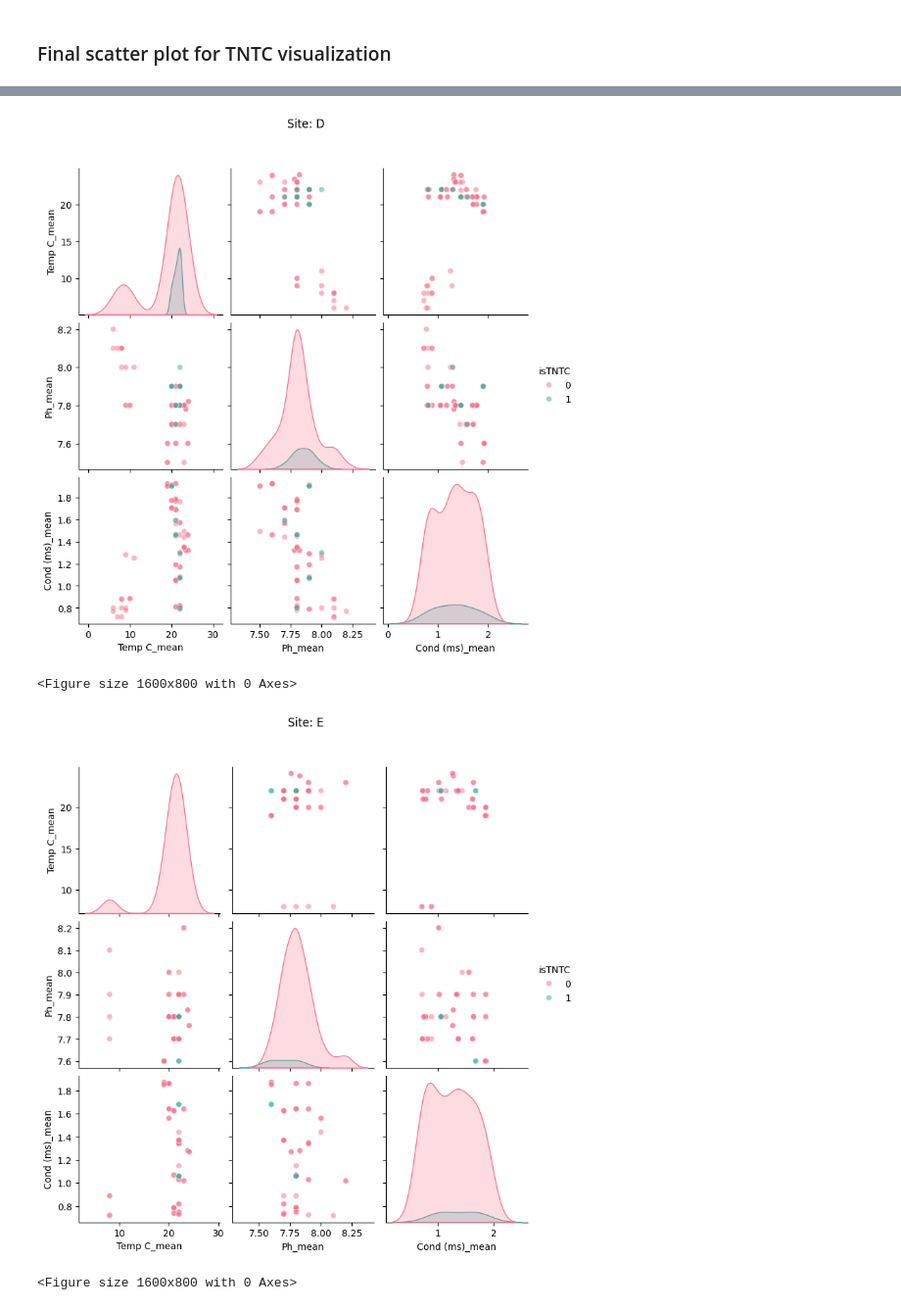
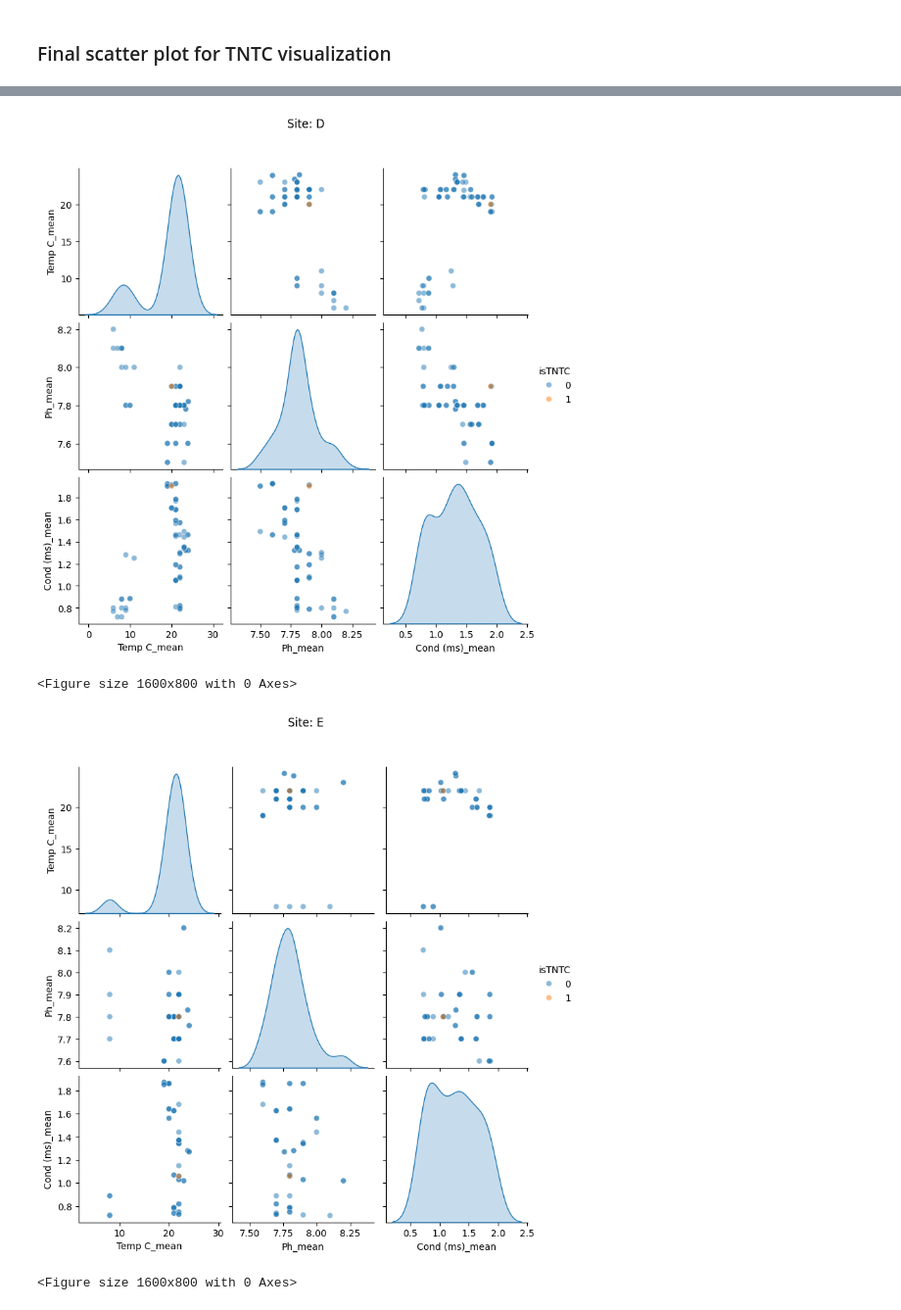
Before and after one commit to MassimilianoArca/Thames-Ecoli, a Jupyter notebook: thames/data_analysis/ecoli_coliform.ipynb, the cells around one changed output, grey strips where cells are left out. Shown at 98% size. Saved outputs shown, nothing was run; the diff lists cells and outputs as text; code cells hidden in the pictures.

Commit message:
tntc plots

```diff
--- a/thames/data_analysis/ecoli_coliform.ipynb
+++ b/thames/data_analysis/ecoli_coliform.ipynb
@@ -883,5 +883,15 @@ full_df
 ### Final scatter plot for TNTC visualization
 # %%
 full_df['isTNTC'] = np.where(
-    (full_df['Coliform (1ml)_mean'] == 'TNTC') | (full_df['Coliform (1ml)_mean'] == 0) | (full_df['Ecoli (1ml)_mean'] == 'TNTC'), 1, 0
+    (full_df['Coliform (1ml)_mean'] == 'TNTC') | (full_df['Coliform (1ml)_mean'] == 0), 1, 0
 )
+# %%
+# drop duplicates and keep the first occurence for those samples that are TNTC and have the same DateTime
+
+tntc_df = full_df[full_df['isTNTC'] == 1].copy()
+
+tntc_df = tntc_df.drop_duplicates(subset=['DateTime', 'Site'], keep='first')
+# %%
+full_df.drop(full_df[full_df['isTNTC'] == 1].index, inplace=True)
+
+full_df = pd.concat([full_df, tntc_df])
@@ -888,26 +906,25 @@ full_df['isTNTC'] = np.where(
 # %%
 cols = [
     "Temp C_mean",
     "Ph_mean",
     "Cond (ms)_mean",
     "isTNTC"
 ]
 
 for site in full_df["Site"].unique():
     site_df = full_df[full_df["Site"] == site]
 
     plt.figure(figsize=(16, 8))
     sns.pairplot(
         data=site_df[cols],
         hue="isTNTC",
-        palette="husl",
         plot_kws={"alpha": 0.5},
     )
     plt.suptitle("Site: " + site, y=1.08)
     plt.show()
 # %% [output]
 <Figure size 1600x800 with 0 Axes>
-[figure, old version]
+[figure, new version]
 <Figure size 1600x800 with 0 Axes>
-[figure, old version]
+[figure, new version]
 <Figure size 1600x800 with 0 Axes>
```
Also changed, not shown: parts of 3 cells of this notebook.
